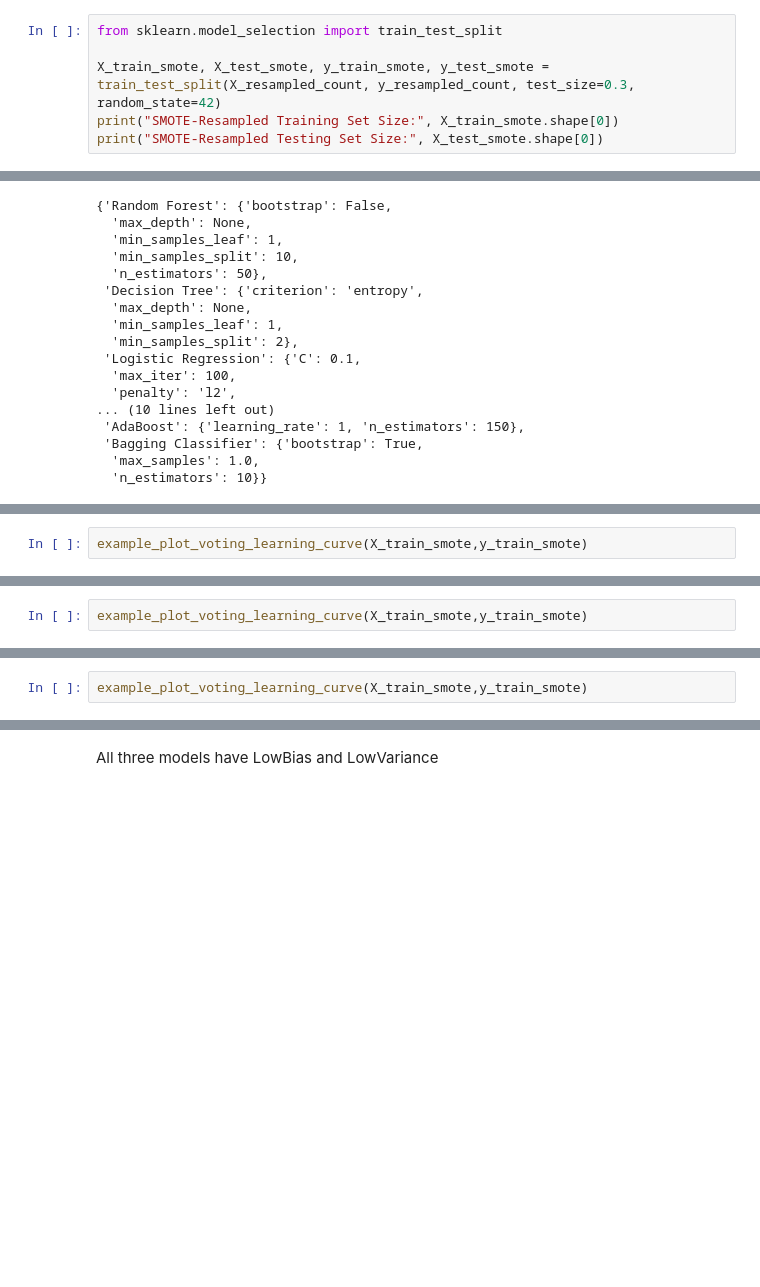
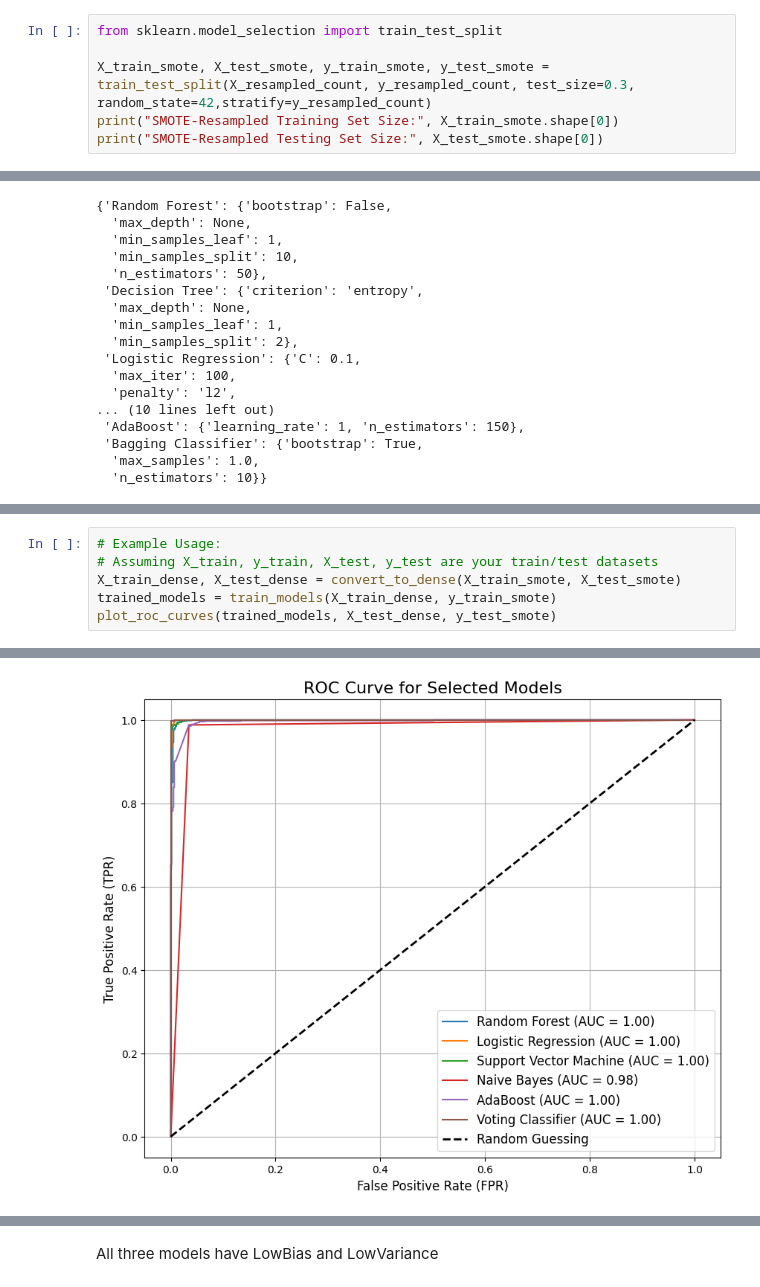
Before and after one commit to Manikandanaz/AI-ML-MiniProject, a Jupyter notebook: notebook/EmailClassification.ipynb, the cells around one changed output, grey strips where cells are left out. Drawn from its saved outputs; the diff is of its cells as text; blank space fills up the shorter version.

```diff
--- a/notebook/EmailClassification.ipynb
+++ b/notebook/EmailClassification.ipynb
@@ -224,7 +227,7 @@ Undersampled Testing Set Size: 300
 # %%
 from sklearn.model_selection import train_test_split
 
-X_train_smote, X_test_smote, y_train_smote, y_test_smote = train_test_split(X_resampled_count, y_resampled_count, test_size=0.3, random_state=42)
+X_train_smote, X_test_smote, y_train_smote, y_test_smote = train_test_split(X_resampled_count, y_resampled_count, test_size=0.3, random_state=42,stratify=y_resampled_count)
 print("SMOTE-Resampled Training Set Size:", X_train_smote.shape[0])
 print("SMOTE-Resampled Testing Set Size:", X_test_smote.shape[0])
 # %% [output]
@@ -787,2 +927,0 @@ def example_plot_voting_learning_curve(X, y):
-# %%
-example_plot_voting_learning_curve(X_train_smote,y_train_smote)
@@ -808,2 +927,0 @@ def example_plot_voting_learning_curve(X, y):
-# %%
-example_plot_voting_learning_curve(X_train_smote,y_train_smote)
@@ -819,2 +927,0 @@ def example_plot_voting_learning_curve(X, y):
-# %%
-example_plot_voting_learning_curve(X_train_smote,y_train_smote)
@@ -820,0 +997,7 @@ example_plot_voting_learning_curve(X_train_smote,y_train_smote)
+# %%
+# Example Usage:
+# Assuming X_train, y_train, X_test, y_test are your train/test datasets
+X_train_dense, X_test_dense = convert_to_dense(X_train_smote, X_test_smote)
+trained_models = train_models(X_train_dense, y_train_smote)
+plot_roc_curves(trained_models, X_test_dense, y_test_smote)
+# %% [output]
@@ -820,0 +1005 @@ example_plot_voting_learning_curve(X_train_smote,y_train_smote)
+[figure, added]
```
Also changed, not shown: parts of 28 cells of this notebook, 15 other files.
